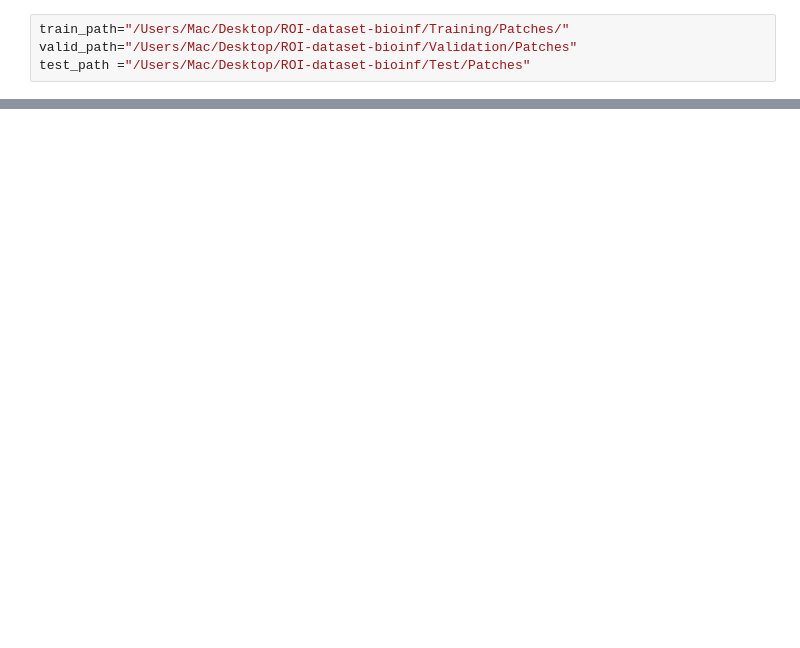
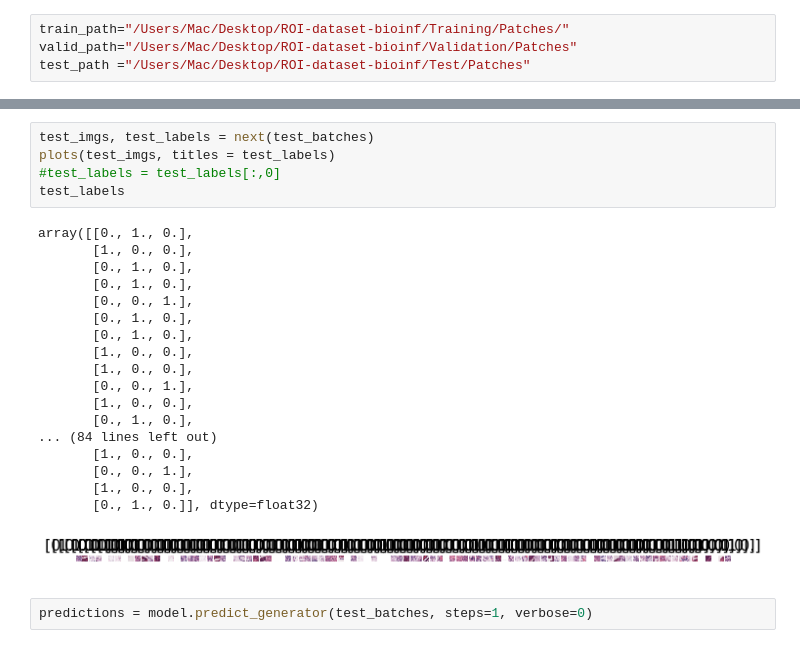
Before and after one commit to Marel88/Bioinfo_7_1, a Jupyter notebook: Bio_training.ipynb, the cells around one changed output, grey strips where cells are left out. Cells and saved outputs as stored; diff of their text form; blank space fills up the shorter version.

```diff
--- a/Bio_training.ipynb
+++ b/Bio_training.ipynb
@@ -113,0 +103,26 @@ Clipping input data to the valid range for imshow with RGB data ([0..1] for floa
+# %%
+test_imgs, test_labels = next(test_batches)
+plots(test_imgs, titles = test_labels)
+#test_labels = test_labels[:,0]
+test_labels
+# %% [output]
+array([[0., 1., 0.],
+       [1., 0., 0.],
+       [0., 1., 0.],
+       [0., 1., 0.],
+       [0., 0., 1.],
+       [0., 1., 0.],
+       [0., 1., 0.],
+       [1., 0., 0.],
+       [1., 0., 0.],
+       [0., 0., 1.],
+       [1., 0., 0.],
+       [0., 1., 0.],
+... (84 lines left out)
+       [1., 0., 0.],
+       [0., 0., 1.],
+       [1., 0., 0.],
+       [0., 1., 0.]], dtype=float32)
+[figure, added]
+# %%
+predictions = model.predict_generator(test_batches, steps=1, verbose=0)
```
Also changed, not shown: parts of 12 cells of this notebook.
